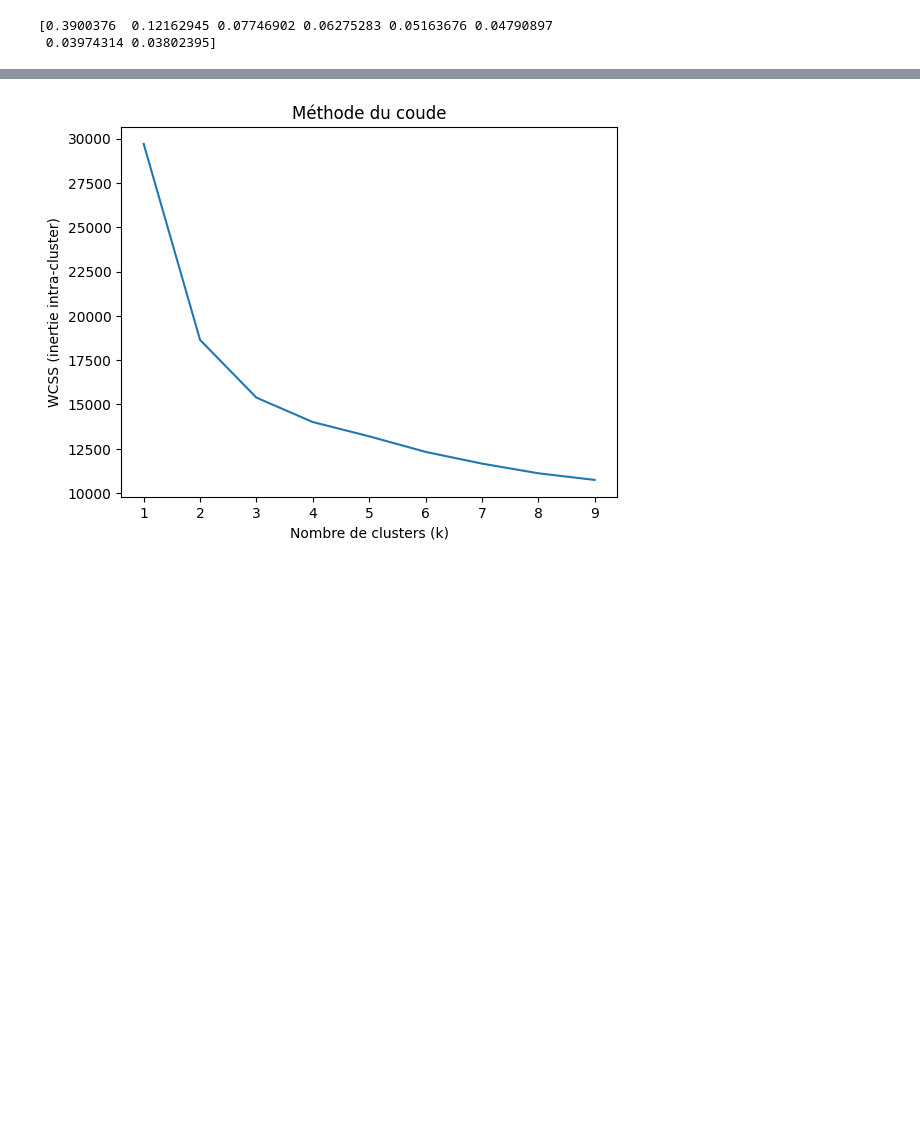
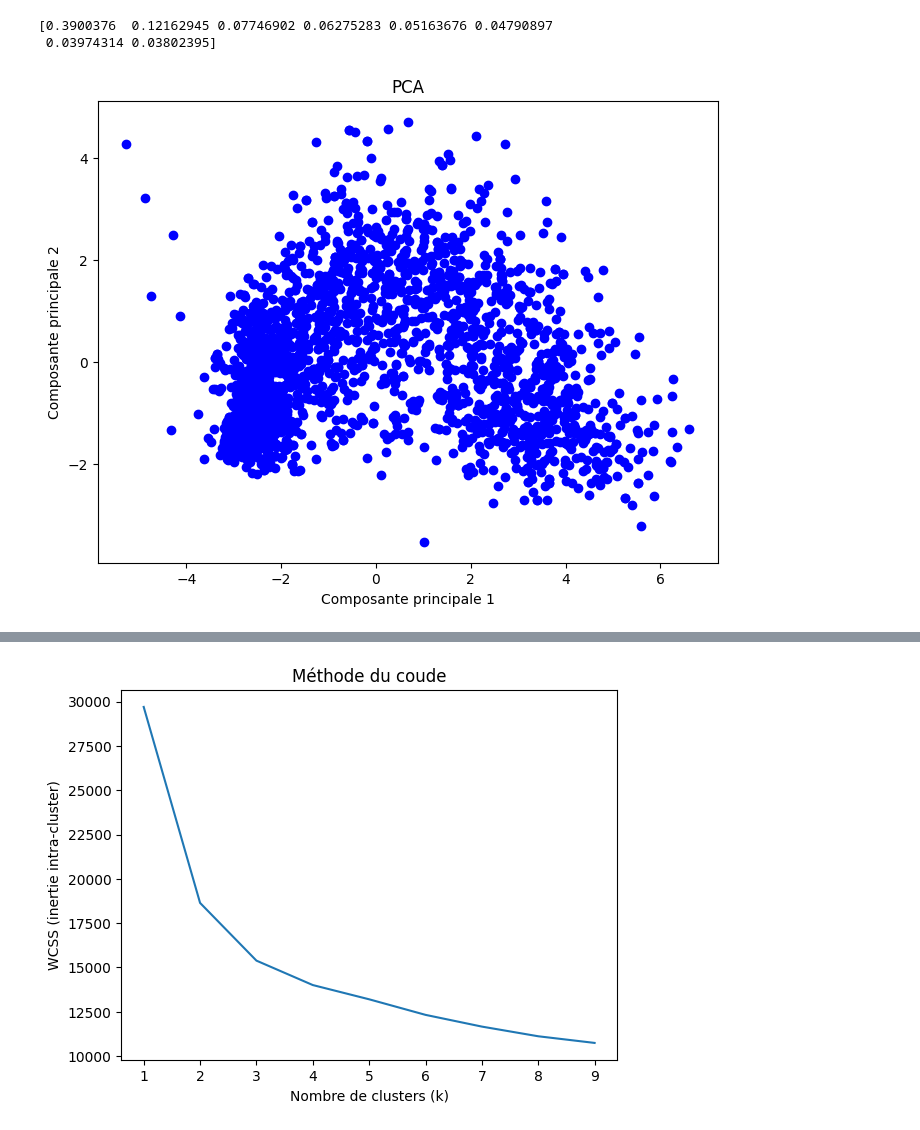
Before and after one commit to Emaglp/Data_Analysis, a Jupyter notebook: QS_Python.ipynb, the cells around one changed output, grey strips where cells are left out. Cells and saved outputs as stored; diff of their text form; code cells hidden in the pictures; blank space fills up the shorter version.

```diff
--- a/QS_Python.ipynb
+++ b/QS_Python.ipynb
@@ -138,8 +113,0 @@ plt.show()
-# %%
-marketing['Dt_Customer'] = pd.to_datetime(marketing['Dt_Customer'], format='%d-%m-%Y')
-sns.histplot(marketing['Dt_Customer'], bins = 100)
-plt.title("Histogramme des dates d'adhésion")
-plt.xlabel("Année d'adhésion")
-plt.ylabel("Quantité")
-plt.xticks(rotation=45)
-plt.show()
@@ -251,3 +217,14 @@ print(pca.explained_variance_ratio_)
 # %% [output]
 [0.3900376  0.12162945 0.07746902 0.06275283 0.05163676 0.04790897
  0.03974314 0.03802395]
+# %%
+# on peut visualiser les deux premières dimensions
+
+plt.figure(figsize=(8, 6))
+plt.scatter(marketing_pca[:, 0], marketing_pca[:, 1], c='blue')
+plt.title('PCA')
+plt.xlabel('Composante principale 1')
+plt.ylabel('Composante principale 2')
+plt.show()
+# %% [output]
+[figure, added]
```
Also changed, not shown: parts of 19 cells of this notebook.
